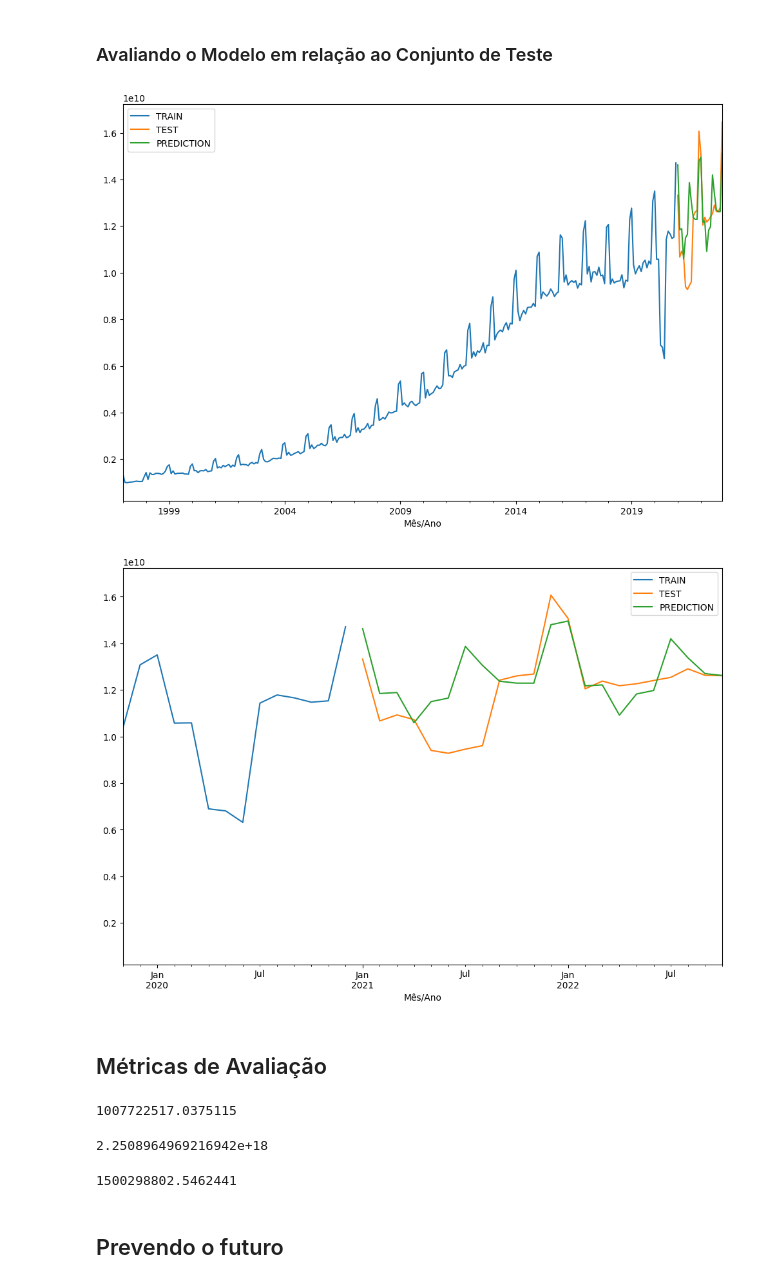
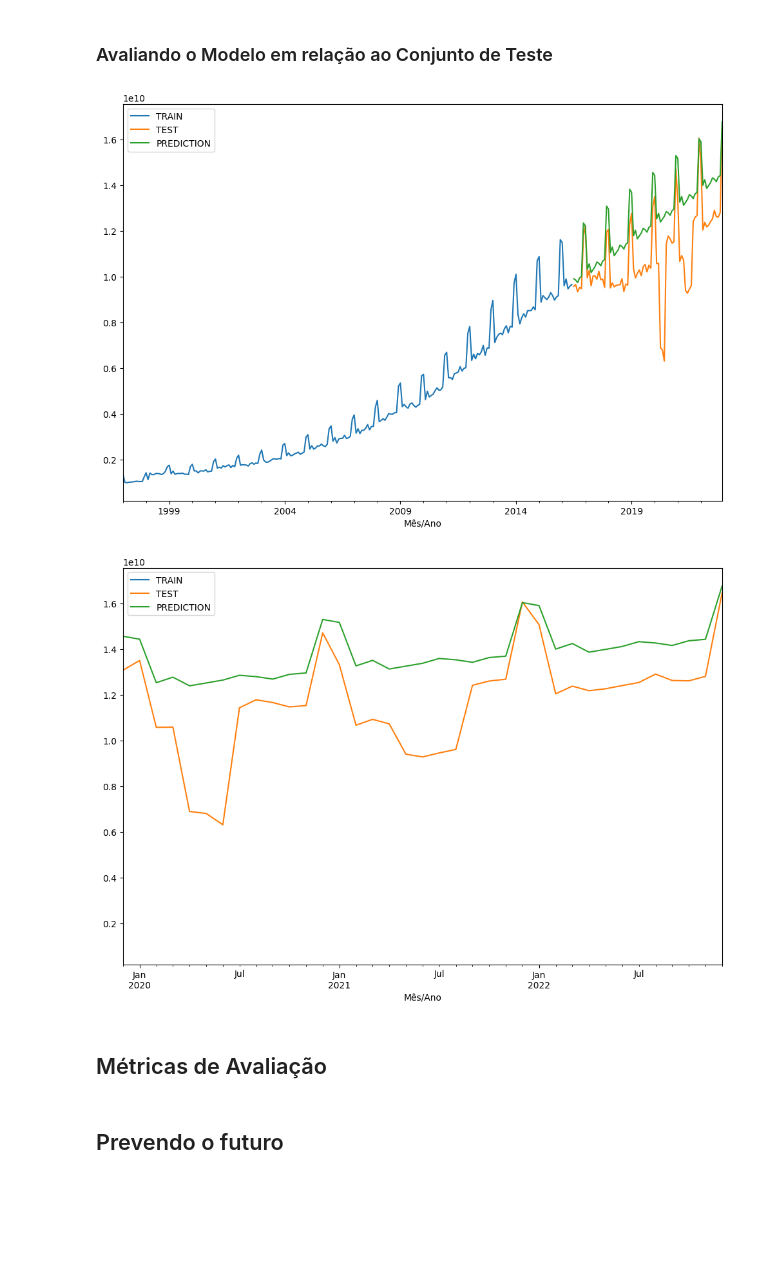
Before and after one commit to avellar1975/TCC_PUC_MINAS, a Jupyter notebook: tcc.ipynb, the cells around one changed output. Saved outputs shown, nothing was run; the diff lists cells and outputs as text; code cells hidden in the pictures; blank space fills up the shorter version.

```diff
--- a/tcc.ipynb
+++ b/tcc.ipynb
@@ -550,8 +520,8 @@ len(df_arrec) - 24
 # %% [markdown]
 ### Separar base de teste e base de treino
 # %%
-train_data_A = df_arrec['VALOR (R$)'].iloc[:288]
-test_data_A = df_arrec['VALOR (R$)'].iloc[288:]
+train_data_A = df_arrec['VALOR (R$)'].iloc[:234]
+test_data_A = df_arrec['VALOR (R$)'].iloc[234:]
 # %%
 print(f'Base de teste: {len(test_data_A)}, representa {round(100*len(test_data_A)/len(df_arrec),2)}%')
 print(f'Base de treino: {len(train_data_A)}, representa {round(100*len(train_data_A)/len(df_arrec),2)}%')
@@ -566,21 +536,24 @@ Base
 from statsmodels.tsa.holtwinters import ExponentialSmoothing
 # %%
 fitted_model = ExponentialSmoothing(train_data_A,trend='add',seasonal='add',seasonal_periods=12).fit()
+# %%
+train_data_A_hw = train_data_A
+test_data_A_hw = test_data_A
 # %% [markdown]
 ### Avaliando o Modelo em relação ao Conjunto de Teste
 # %%
-test_predictions_A = fitted_model.forecast(24).rename('HW Forecast')
+predict_HW = fitted_model.forecast(78).rename('HW Forecast')
 # %%
-train_data_A.plot(legend=True,label='TRAIN')
-test_data_A.plot(legend=True,label='TEST',figsize=(12,8))
-test_predictions_A.plot(legend=True,label='PREDICTION');
+train_data_A_hw.plot(legend=True,label='TRAIN')
+test_data_A_hw.plot(legend=True,label='TEST',figsize=(12,8))
+predict_HW.plot(legend=True,label='PREDICTION');
 # %% [output]
-[figure, old version]
+[figure, new version]
 # %%
-train_data_A.plot(legend=True,label='TRAIN')
-test_data_A.plot(legend=True,label='TEST',figsize=(12,8))
-test_predictions_A.plot(legend=True,label='PREDICTION',xlim=['2019-11-01','2022-10-01']);
+train_data_A_hw.plot(legend=True,label='TRAIN')
+test_data_A_hw.plot(legend=True,label='TEST',figsize=(12,8))
+predict_HW.plot(legend=True,label='PREDICTION',xlim=['2019-12-01','2022-12-01']);
 # %% [output]
-[figure, old version]
+[figure, new version]
 # %% [markdown]
 ## Métricas de Avaliação
@@ -590,15 +560,3 @@ import numpy as np
-# %%
-mean_absolute_error(test_data_A,test_predictions_A)
-# %% [output]
-1007722517.0375115
-# %%
-mean_squared_error(test_data_A,test_predictions_A)
-# %% [output]
-2.2508964969216942e+18
-# %%
-np.sqrt(mean_squared_error(test_data_A,test_predictions_A))
-# %% [output]
-1500298802.5462441
 # %% [markdown]
 ## Prevendo o futuro
 # %%
```
Also changed, not shown: parts of 48 cells of this notebook, 2 other files.
